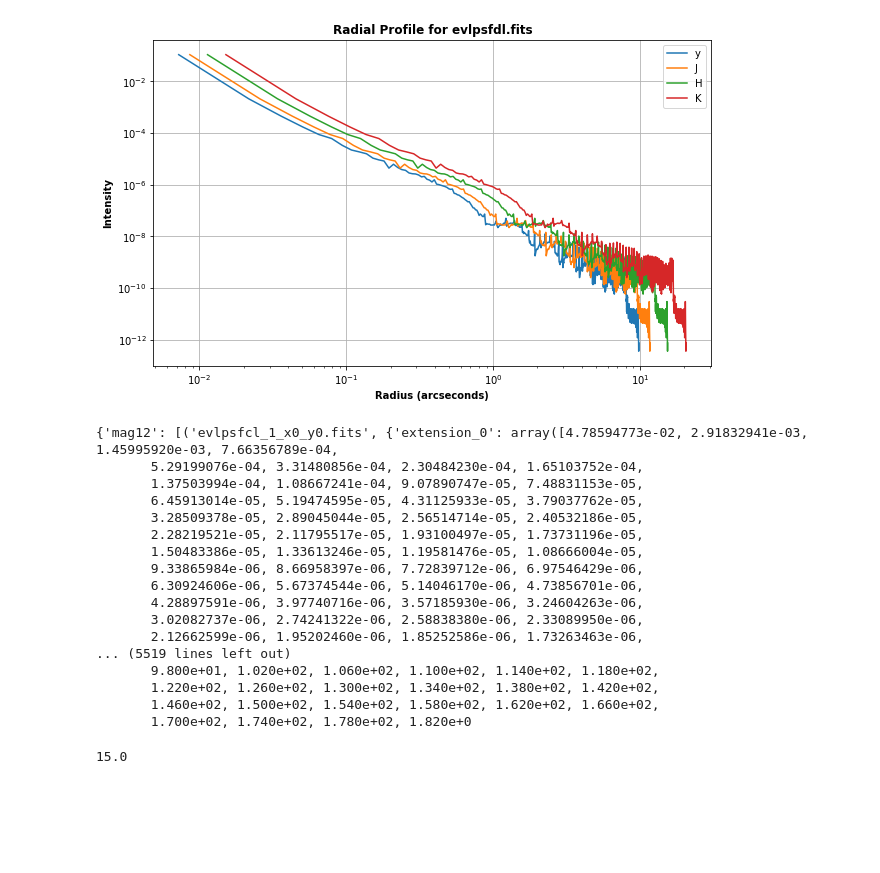
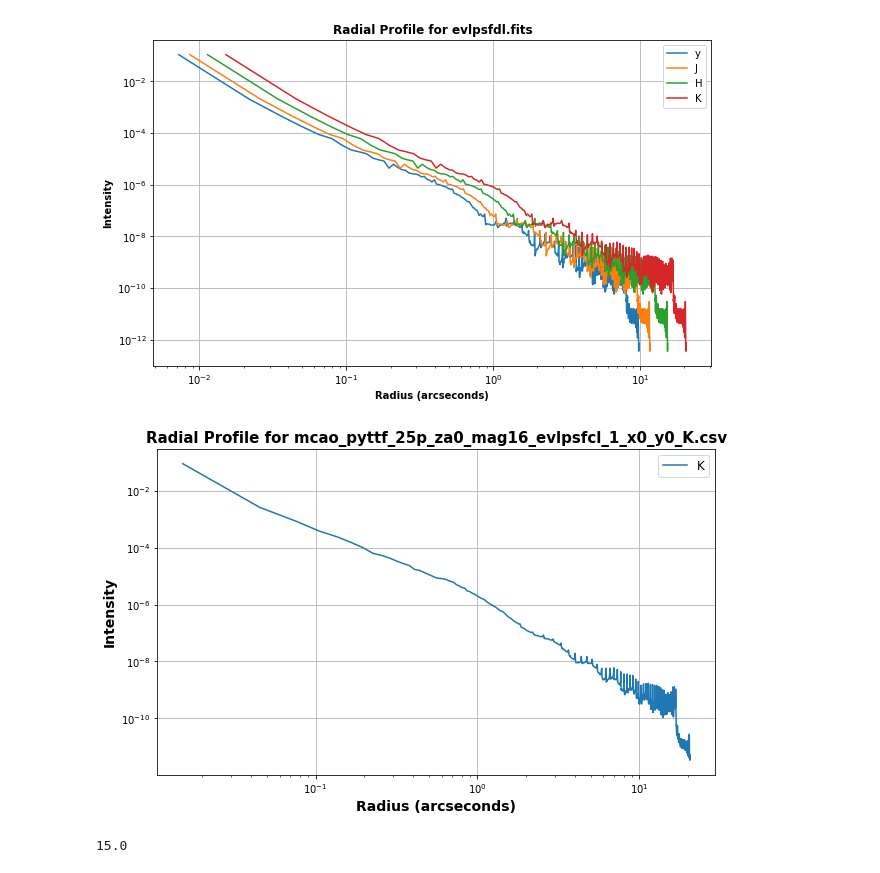
Before and after one commit to ashbake/specsim, a Jupyter notebook: contrast/Contrast_Practice.ipynb, the cells around one changed output. Cells and saved outputs as stored; diff of their text form; code cells hidden in the pictures; blank space fills up the shorter version.

```diff
--- a/contrast/Contrast_Practice.ipynb
+++ b/contrast/Contrast_Practice.ipynb
@@ -327,23 +346,7 @@ test_results2 = process_directory(test_directory2)
-# %%
-print(test_results2)
-# %% [output]
-{'mag12': [('evlpsfcl_1_x0_y0.fits', {'extension_0': array([4.78594773e-02, 2.91832941e-03, 1.45995920e-03, 7.66356789e-04,
-       5.29199076e-04, 3.31480856e-04, 2.30484230e-04, 1.65103752e-04,
-       1.37503994e-04, 1.08667241e-04, 9.07890747e-05, 7.48831153e-05,
-       6.45913014e-05, 5.19474595e-05, 4.31125933e-05, 3.79037762e-05,
-       3.28509378e-05, 2.89045044e-05, 2.56514714e-05, 2.40532186e-05,
-       2.28219521e-05, 2.11795517e-05, 1.93100497e-05, 1.73731196e-05,
-       1.50483386e-05, 1.33613246e-05, 1.19581476e-05, 1.08666004e-05,
-       9.33865984e-06, 8.66958397e-06, 7.72839712e-06, 6.97546429e-06,
-       6.30924606e-06, 5.67374544e-06, 5.14046170e-06, 4.73856701e-06,
-       4.28897591e-06, 3.97740716e-06, 3.57185930e-06, 3.24604263e-06,
-       3.02082737e-06, 2.74241322e-06, 2.58838380e-06, 2.33089950e-06,
-       2.12662599e-06, 1.95202460e-06, 1.85252586e-06, 1.73263463e-06,
-... (5519 lines left out)
-       9.800e+01, 1.020e+02, 1.060e+02, 1.100e+02, 1.140e+02, 1.180e+02,
-       1.220e+02, 1.260e+02, 1.300e+02, 1.340e+02, 1.380e+02, 1.420e+02,
-       1.460e+02, 1.500e+02, 1.540e+02, 1.580e+02, 1.620e+02, 1.660e+02,
-       1.700e+02, 1.740e+02, 1.780e+02, 1.820e+0
+# %%
+plot_from_csv(example_csv_file)
+# %% [output]
+[figure, added]
 # %%
 # Example usage
 current_directory = os.getcwd()
```
Also changed, not shown: parts of 37 cells of this notebook, 7 other files.
